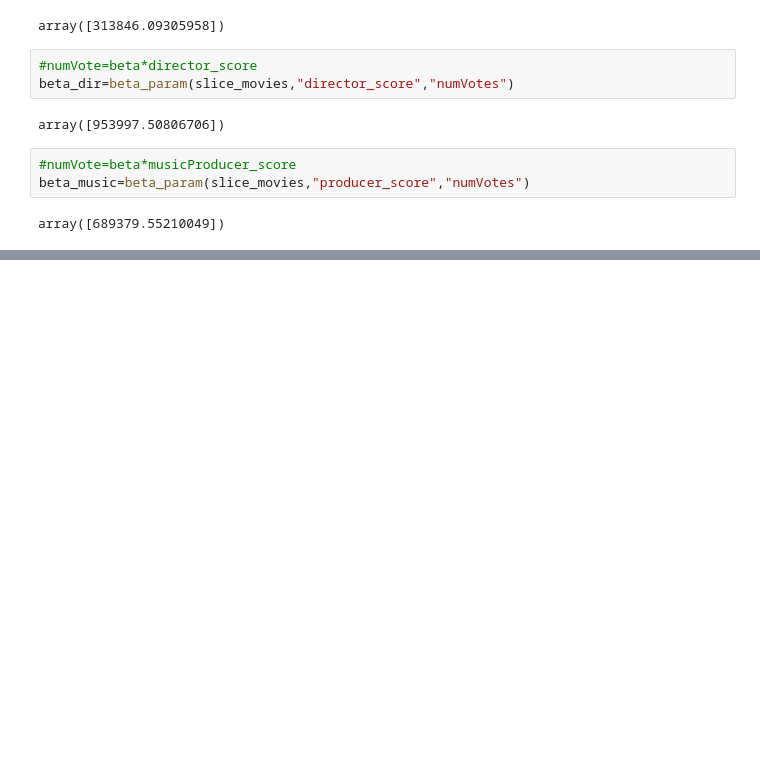
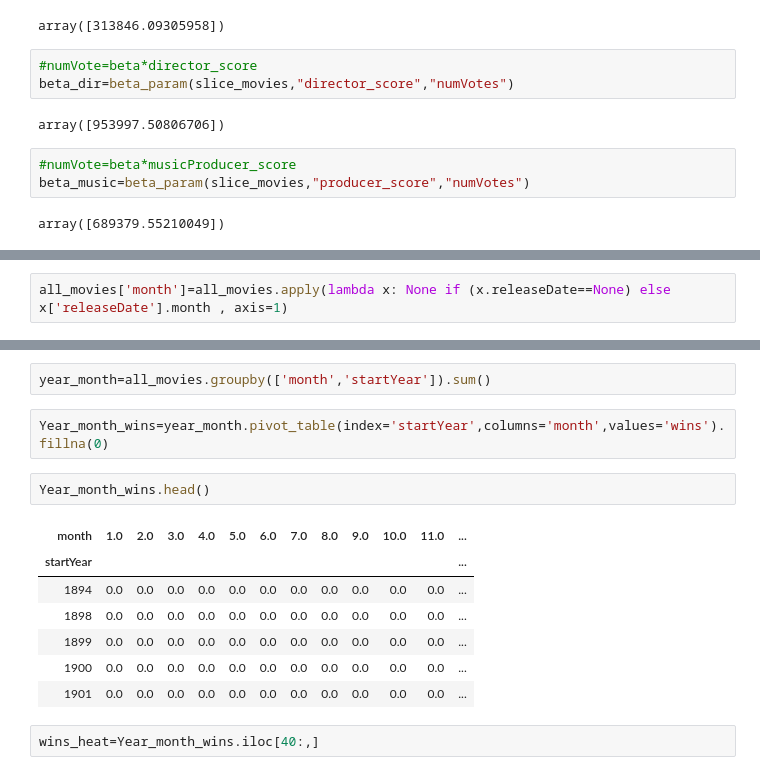
Before and after one commit to Ruchiranga/AD_A-team-project, a Jupyter notebook: Actor_score.ipynb, the cells around one changed output, grey strips where cells are left out. Drawn from its saved outputs; the diff is of its cells as text; blank space fills up the shorter version.

```diff
--- a/Actor_score.ipynb
+++ b/Actor_score.ipynb
@@ -364,0 +373,2 @@ array([689379.55210049])
+# %%
+all_movies['month']=all_movies.apply(lambda x: None if (x.releaseDate==None) else x['releaseDate'].month , axis=1)
@@ -364,0 +385,16 @@ array([689379.55210049])
+# %%
+year_month=all_movies.groupby(['month','startYear']).sum()
+# %%
+Year_month_wins=year_month.pivot_table(index='startYear',columns='month',values='wins').fillna(0)
+# %%
+Year_month_wins.head()
+# %% [output]
+| month | 1.0 | 2.0 | 3.0 | 4.0 | 5.0 | 6.0 | 7.0 | 8.0 | 9.0 | 10.0 | 11.0 | ... |
+| startYear |  |  |  |  |  |  |  |  |  |  |  | ... |
+| 1894 | 0.0 | 0.0 | 0.0 | 0.0 | 0.0 | 0.0 | 0.0 | 0.0 | 0.0 | 0.0 | 0.0 | ... |
+| 1898 | 0.0 | 0.0 | 0.0 | 0.0 | 0.0 | 0.0 | 0.0 | 0.0 | 0.0 | 0.0 | 0.0 | ... |
+| 1899 | 0.0 | 0.0 | 0.0 | 0.0 | 0.0 | 0.0 | 0.0 | 0.0 | 0.0 | 0.0 | 0.0 | ... |
+| 1900 | 0.0 | 0.0 | 0.0 | 0.0 | 0.0 | 0.0 | 0.0 | 0.0 | 0.0 | 0.0 | 0.0 | ... |
+| 1901 | 0.0 | 0.0 | 0.0 | 0.0 | 0.0 | 0.0 | 0.0 | 0.0 | 0.0 | 0.0 | 0.0 | ... |
+# %%
+wins_heat=Year_month_wins.iloc[40:,]
```
Also changed, not shown: parts of 14 cells of this notebook.
